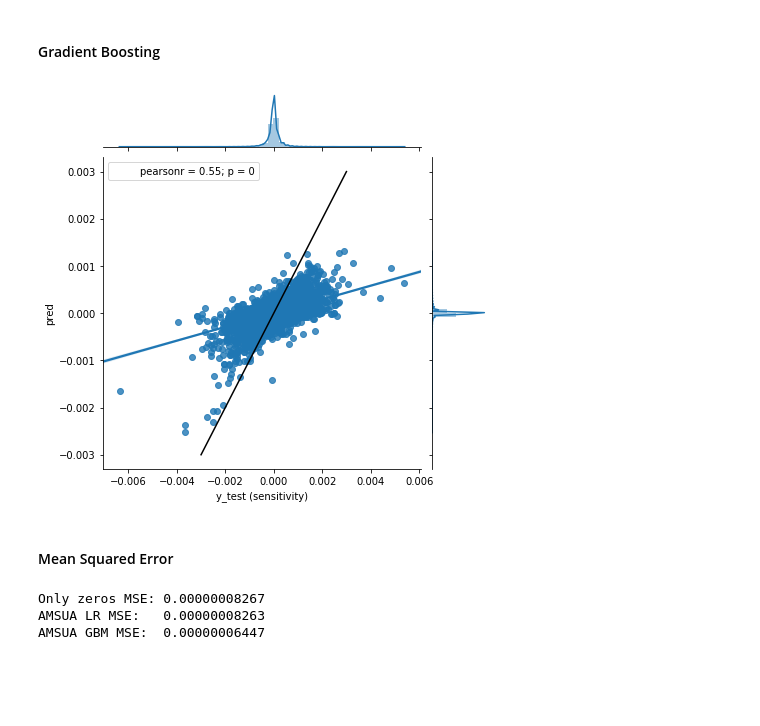
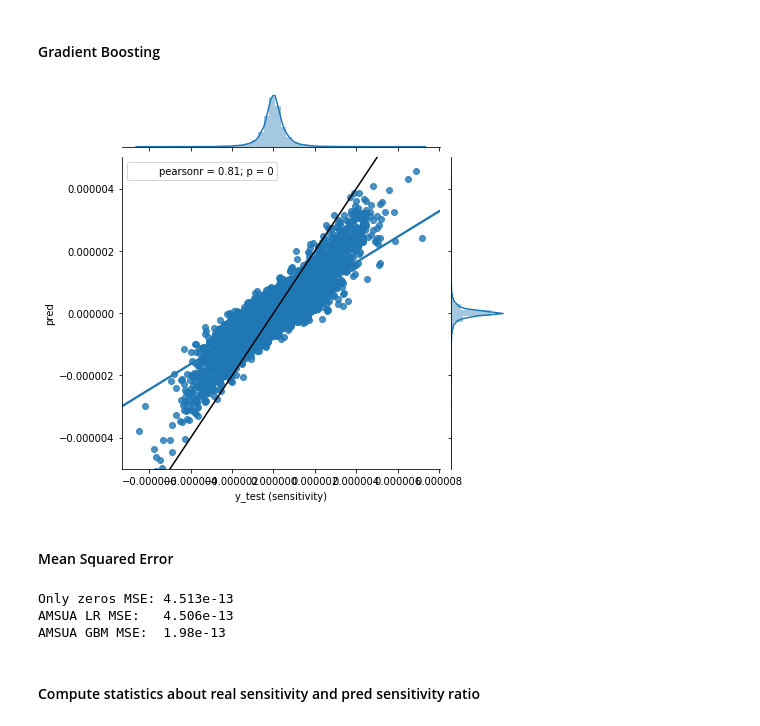
Before and after one commit to JCSDA-internal/FSOI, a Jupyter notebook: ml_scripts/eda.ipynb, the cells around one changed output. Saved outputs shown, nothing was run; the diff lists cells and outputs as text; code cells hidden in the pictures; blank space fills up the shorter version.

Commit message:
UPDATE eda.ipynb
replace ch7 by 14 for december 00 and add stats about sensitivty real/sensitivity predicted

```diff
--- a/ml_scripts/eda.ipynb
+++ b/ml_scripts/eda.ipynb
@@ -14,13 +14,11 @@ from scipy import stats
 # %% [markdown]
 ### Import
 # %%
-df = pd.read_hdf('Data/amsua1200_n18_ch7.h5')
+df = pd.read_hdf('Data/amsua1200_n18_ch14.h5')
 # %% [markdown]
 ### Split inputs and outputs
 # %%
-X = df.drop(['CHANNEL', 'DATETIME', 'IMPACT', 'OBERR', 'OBTYPE', 'OMF',
-             'PLATFORM', 'PRESSURE'], axis=1)
-
+X = df.drop(['DATETIME', 'IMPACT', 'OMF'], axis=1)
 y = df['IMPACT']/df['OMF']
 
 cols_2D = [col for col in X.columns if not any(char.isdigit() for char in col)]
@@ -133,19 +133,23 @@ plt.show()
 # %%
 ax = sns.jointplot(x=y_test , y=gbm_pred, kind="reg")
 ax.annotate(stats.pearsonr)
 ax.set_axis_labels(xlabel='y_test (sensitivity)', ylabel='pred')
+# fix y axis limits
+ax.ax_marg_y.set_ylim(-0.000005, 0.000005)
 # add bissectrice (in black)
-plt.plot([-0.003, 0.003], [-0.003, 0.003], 'k-')
+plt.plot([-0.00001, 0.00001], [-0.00001, 0.00001], 'k-')
 plt.show()
 # %% [output]
-[figure, old version]
+[figure, new version]
 # %% [markdown]
 #### Mean Squared Error
 # %%
-print('Only zeros MSE: {0:.11f}' .format(mean_squared_error(y_test, [0]*len(y_test))))
-print('AMSUA LR MSE:   {0:.11f}' .format(mean_squared_error(y_test, lr_pred)))
-print('AMSUA GBM MSE:  {0:.11f}' .format(mean_squared_error(y_test, gbm_pred)))
+print('Only zeros MSE: {0:.4g}' .format(mean_squared_error(y_test, [0]*len(y_test))))
+print('AMSUA LR MSE:   {0:.4g}' .format(mean_squared_error(y_test, lr_pred)))
+print('AMSUA GBM MSE:  {0:.4g}' .format(mean_squared_error(y_test, gbm_pred)))
 # %% [output]
-Only zeros MSE: 0.00000008267
-AMSUA LR MSE:   0.00000008263
-AMSUA GBM MSE:  0.00000006447
+Only zeros MSE: 4.513e-13
+AMSUA LR MSE:   4.506e-13
+AMSUA GBM MSE:  1.98e-13
+# %% [markdown]
+#### Compute statistics about real sensitivity and pred sensitivity ratio
```
Also changed, not shown: parts of 18 cells of this notebook.
